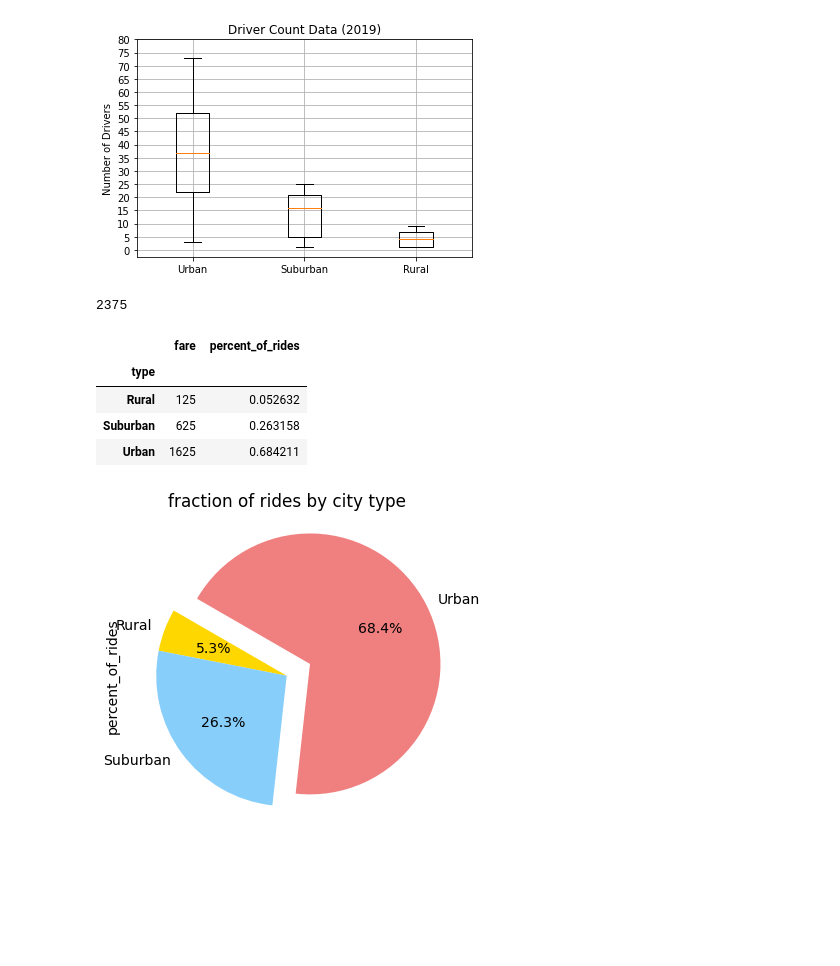
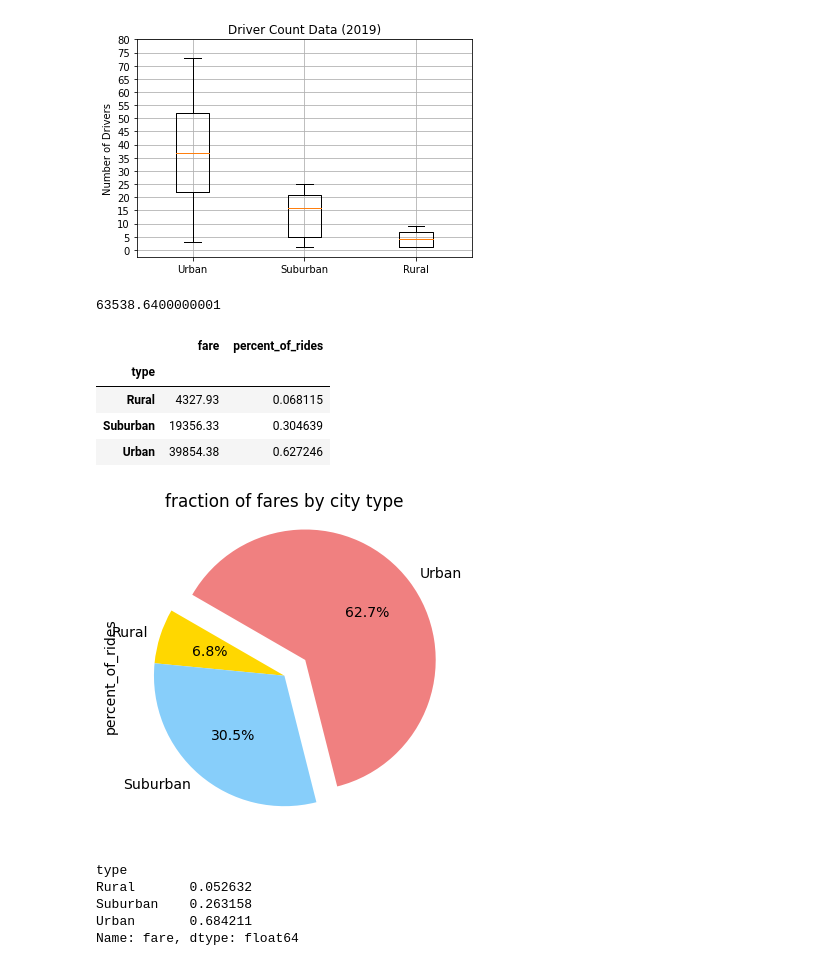
Before and after one commit to ccwillmore/PyBer_Analysis, a Jupyter notebook: Pyber.ipynb, the cells around one changed output. Drawn from its saved outputs; the diff is of its cells as text; code cells hidden in the pictures; blank space fills up the shorter version.

Commit message:
second pie chart done

```diff
--- a/Pyber.ipynb
+++ b/Pyber.ipynb
@@ -566,12 +566,12 @@ plt.show()
 # %% [output]
 [figure]
 # %%
-pyber_rides_per_type = pyber_complete_df.groupby('type').count()[['fare']]
+pyber_rides_per_type = pyber_complete_df.groupby('type').sum()[['fare']]
 pyber_rides_per_type
 total_rides = pyber_rides_per_type['fare'].sum()
 total_rides
 # %% [output]
-2375
+63538.6400000001
 # %%
 pyber_rides_per_type['percent_of_rides'] = pyber_rides_per_type['fare'] / total_rides
 # %%
@@ -579,18 +579,31 @@ pyber_rides_per_type.head()
 # %% [output]
 |  | fare | percent_of_rides |
 | type |  |  |
-| Rural | 125 | 0.052632 |
-| Suburban | 625 | 0.263158 |
-| Urban | 1625 | 0.684211 |
+| Rural | 4327.93 | 0.068115 |
+| Suburban | 19356.33 | 0.304639 |
+| Urban | 39854.38 | 0.627246 |
 # %%
 import matplotlib as mpl
 plt.subplots(figsize=(10,6))
 pyber_rides_per_type['percent_of_rides'].plot(kind = 'pie',
                                               explode = [0,0,0.2],
                                              colors = ['gold','lightskyblue','lightcoral'],
                                              startangle = 150,
                                              autopct = '%1.1f%%')
-plt.title('fraction of rides by city type')
+plt.title('fraction of fares by city type')
 mpl.rcParams['font.size'] = 14
 # %% [output]
-[figure, old version]
+[figure, new version]
+# %%
+total_rides_by_type = pyber_complete_df.groupby('type').count()['fare']
+total_rides_by_type
+total_rides = total_rides_by_type.sum()
+total_rides
+total_rides_pct = total_rides_by_type / total_rides
+total_rides_pct
+# %% [output]
+type
+Rural       0.052632
+Suburban    0.263158
+Urban       0.684211
+Name: fare, dtype: float64
```
Also changed, not shown: parts of 1 cell of this notebook.
